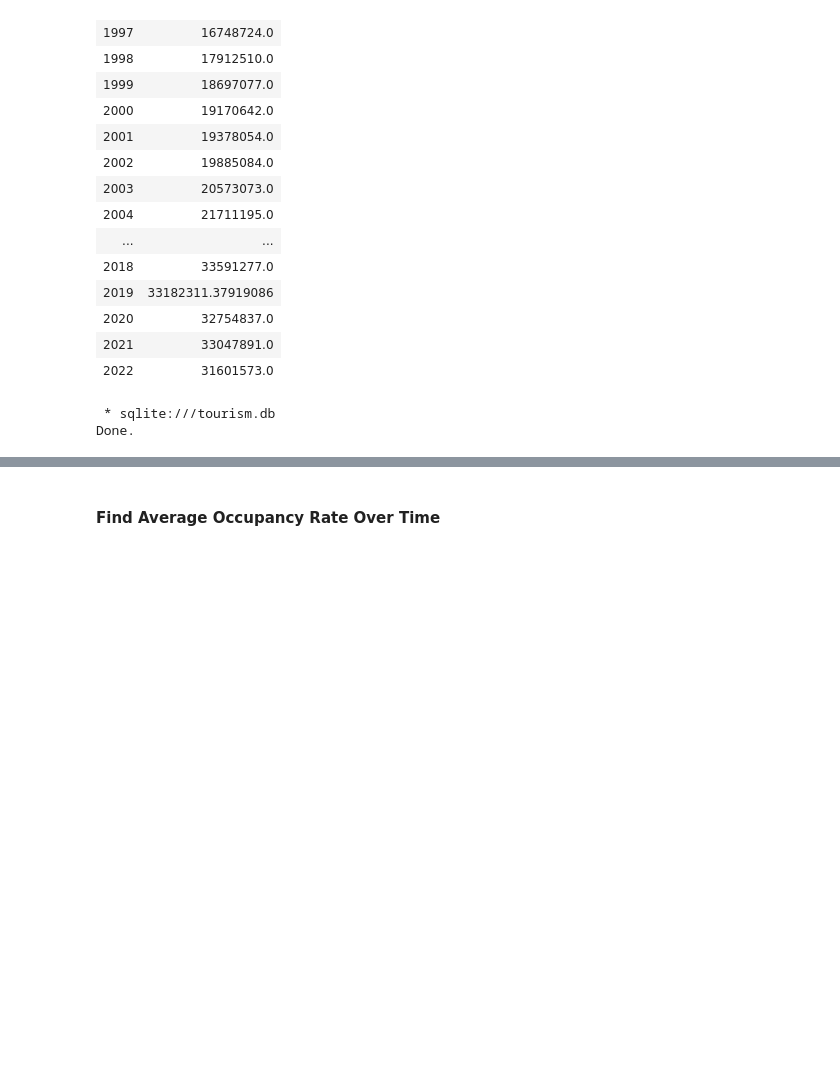
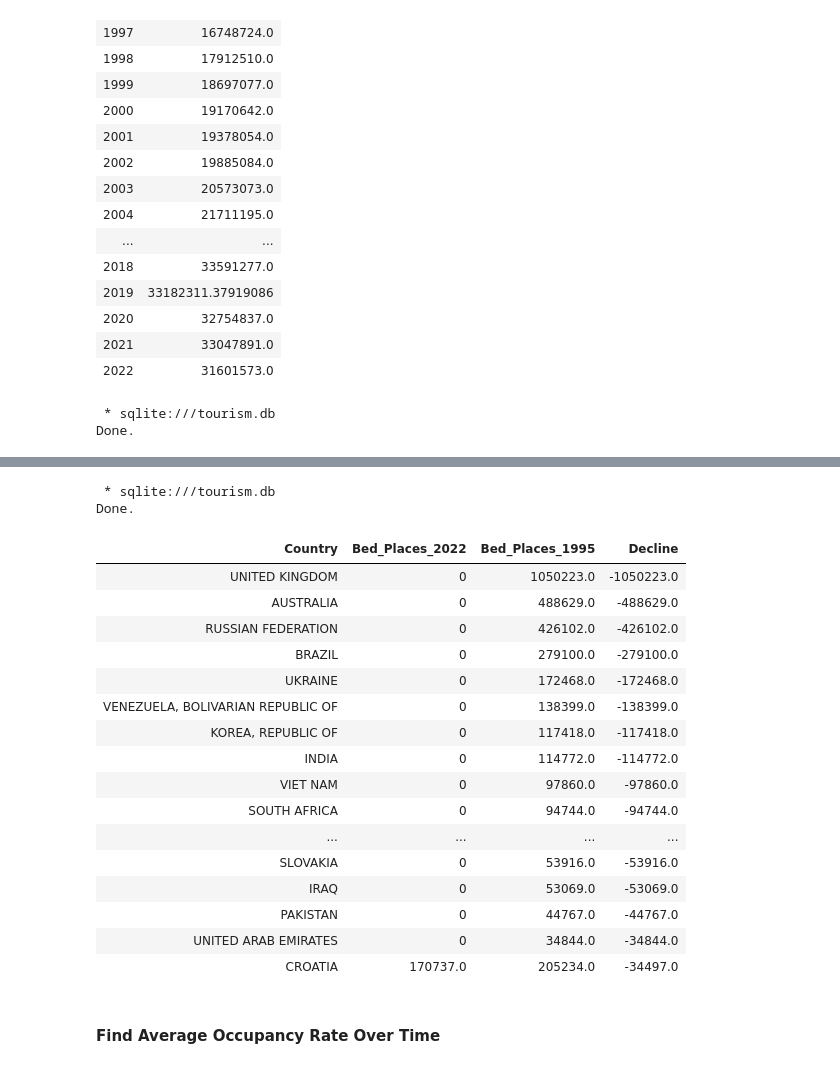
Before and after one commit to Fsepehrpour/Tourism-Analytics, a Jupyter notebook: 04-Tourism-Demand-Trend-Analysis/sql-analysis.ipynb, the cells around one changed output, grey strips where cells are left out. Drawn from its saved outputs; the diff is of its cells as text; code cells hidden in the pictures; blank space fills up the shorter version.

```diff
--- a/04-Tourism-Demand-Trend-Analysis/sql-analysis.ipynb
+++ b/04-Tourism-Demand-Trend-Analysis/sql-analysis.ipynb
@@ -110,3 +265,39 @@ fig.show()
+# %%
+%%sql
+
+SELECT
+    Country,
+    SUM(CASE WHEN Year = 2022 THEN Value ELSE 0 END) AS Bed_Places_2022,
+    SUM(CASE WHEN Year = 1995 THEN Value ELSE 0 END) AS Bed_Places_1995,
+    SUM(CASE WHEN Year = 2022 THEN Value ELSE 0 END) -
+    SUM(CASE WHEN Year = 1995 THEN Value ELSE 0 END) AS Decline
+FROM tourism_data
+WHERE Indicator = 'Number of bed-places'
+    AND Year in (1995, 2022)
+GROUP BY Country
+Having Bed_Places_1995 > 0
+ORDER BY Decline ASC
+LIMIT 20;
+# %% [output]
+ * sqlite:///tourism.db
+Done.
+| Country | Bed_Places_2022 | Bed_Places_1995 | Decline |
+| UNITED KINGDOM | 0 | 1050223.0 | -1050223.0 |
+| AUSTRALIA | 0 | 488629.0 | -488629.0 |
+| RUSSIAN FEDERATION | 0 | 426102.0 | -426102.0 |
+| BRAZIL | 0 | 279100.0 | -279100.0 |
+| UKRAINE | 0 | 172468.0 | -172468.0 |
+| VENEZUELA, BOLIVARIAN REPUBLIC OF | 0 | 138399.0 | -138399.0 |
+| KOREA, REPUBLIC OF | 0 | 117418.0 | -117418.0 |
+| INDIA | 0 | 114772.0 | -114772.0 |
+| VIET NAM | 0 | 97860.0 | -97860.0 |
+| SOUTH AFRICA | 0 | 94744.0 | -94744.0 |
+| ... | ... | ... | ... |
+| SLOVAKIA | 0 | 53916.0 | -53916.0 |
+| IRAQ | 0 | 53069.0 | -53069.0 |
+| PAKISTAN | 0 | 44767.0 | -44767.0 |
+| UNITED ARAB EMIRATES | 0 | 34844.0 | -34844.0 |
+| CROATIA | 170737.0 | 205234.0 | -34497.0 |
 # %% [markdown]
 #### Find Average Occupancy Rate Over Time
 # %%
```
Also changed, not shown: parts of 8 cells of this notebook, 3 other files.
